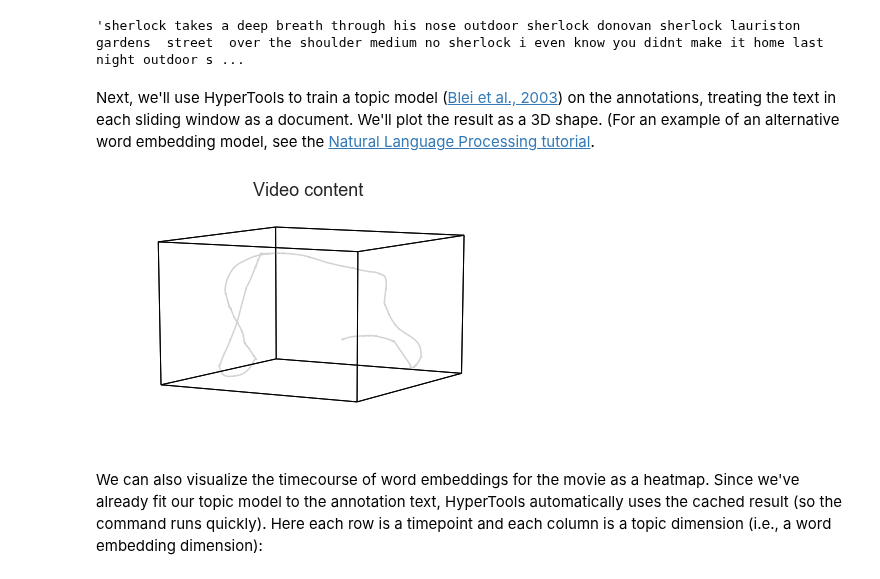
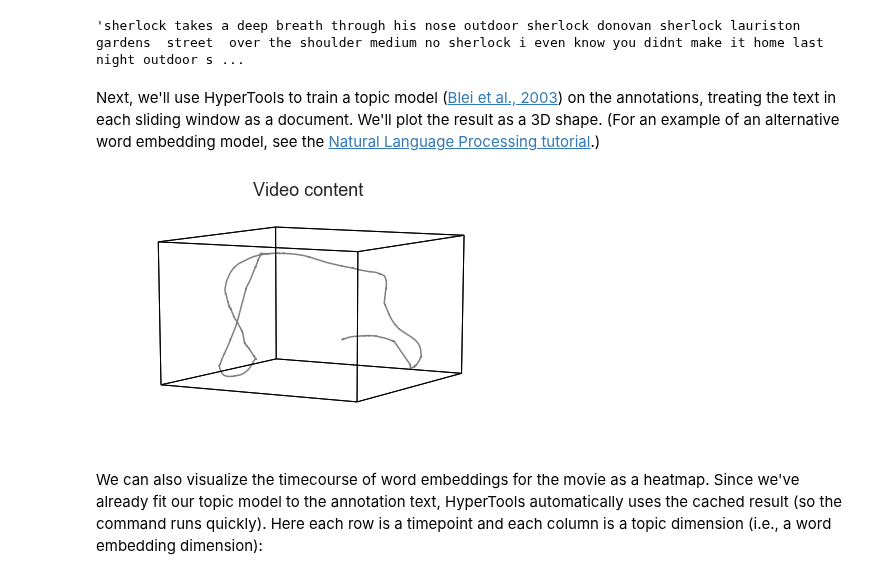
Before and after one commit to naturalistic-data-analysis/tutorial_development, a Jupyter notebook: hypertools/hypertools.ipynb, the cells around one changed output. Saved outputs shown, nothing was run; the diff lists cells and outputs as text; code cells hidden in the pictures.

```diff
--- a/hypertools/hypertools.ipynb
+++ b/hypertools/hypertools.ipynb
@@ -220,11 +229,11 @@ text[500][:250] + '...'
 # %% [output]
 'sherlock takes a deep breath through his nose outdoor sherlock donovan sherlock lauriston gardens  street  over the shoulder medium no sherlock i even know you didnt make it home last night outdoor s ...
 # %% [markdown]
-Next, we'll use HyperTools to train a topic model ([Blei et al., 2003](http://www.jmlr.org/papers/volume3/blei03a/blei03a.pdf)) on the annotations, treating the text in each sliding window as a document.  We'll plot the result as a 3D shape.  (For an example of an alternative word embedding model, see the [Natural Language Processing tutorial](http://naturalistic-data.org/features/notebooks/Natural_Language_Processing.html).
+Next, we'll use HyperTools to train a topic model ([Blei et al., 2003](http://www.jmlr.org/papers/volume3/blei03a/blei03a.pdf)) on the annotations, treating the text in each sliding window as a document.  We'll plot the result as a 3D shape.  (For an example of an alternative word embedding model, see the [Natural Language Processing tutorial](http://naturalistic-data.org/features/notebooks/Natural_Language_Processing.html).)
 # %%
-text_geometry = hyp.plot(text, reduce='UMAP', color='lightgray', title='Video content')
+text_geometry = hyp.plot(text, reduce='UMAP', color='gray', title='Video content')
 # %% [output]
-[figure, old version]
+[figure, new version]
 # %% [markdown]
 We can also visualize the timecourse of word embeddings for the movie as a heatmap.  Since we've already fit our topic model to the annotation text, HyperTools automatically uses the cached result (so the command runs quickly).  Here each row is a timepoint and each column is a topic dimension (i.e., a word embedding dimension):
 # %%
```
Also changed, not shown: parts of 17 cells of this notebook.
